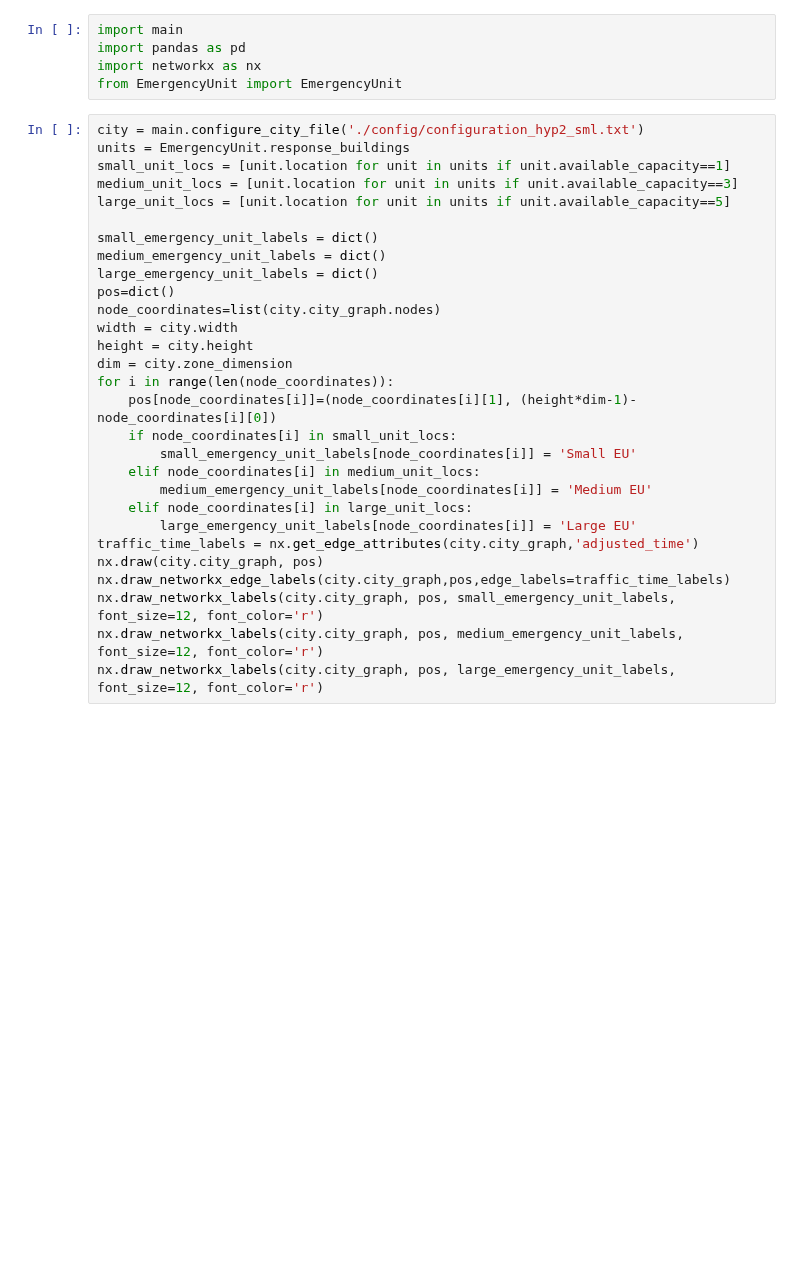
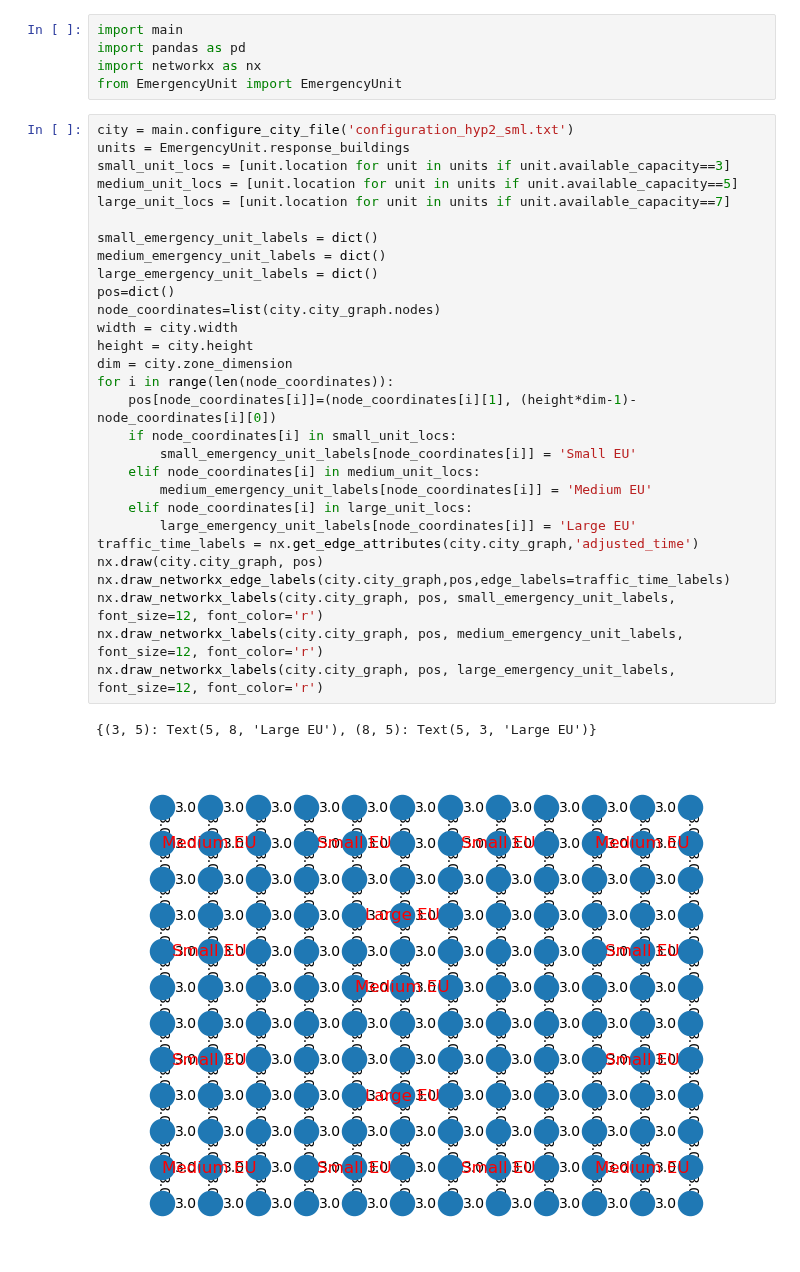
Before and after one commit to Praetor07/CityPlanner_MonteCarlo-Sim, a Jupyter notebook: Hypothesis 2.ipynb, the cells around one changed output. Drawn from its saved outputs; the diff is of its cells as text; blank space fills up the shorter version.

```diff
--- a/Hypothesis 2.ipynb
+++ b/Hypothesis 2.ipynb
@@ -4,32 +4,35 @@ import pandas as pd
 import networkx as nx
 from EmergencyUnit import EmergencyUnit
 # %%
-city = main.configure_city_file('./config/configuration_hyp2_sml.txt')
+city = main.configure_city_file('configuration_hyp2_sml.txt')
 units = EmergencyUnit.response_buildings
-small_unit_locs = [unit.location for unit in units if unit.available_capacity==1]
-medium_unit_locs = [unit.location for unit in units if unit.available_capacity==3]
-large_unit_locs = [unit.location for unit in units if unit.available_capacity==5]
+small_unit_locs = [unit.location for unit in units if unit.available_capacity==3]
+medium_unit_locs = [unit.location for unit in units if unit.available_capacity==5]
+large_unit_locs = [unit.location for unit in units if unit.available_capacity==7]
 
 small_emergency_unit_labels = dict()
 medium_emergency_unit_labels = dict()
 large_emergency_unit_labels = dict()
 pos=dict()
 node_coordinates=list(city.city_graph.nodes)
 width = city.width
 height = city.height
 dim = city.zone_dimension
 for i in range(len(node_coordinates)):
     pos[node_coordinates[i]]=(node_coordinates[i][1], (height*dim-1)-node_coordinates[i][0])
     if node_coordinates[i] in small_unit_locs:
         small_emergency_unit_labels[node_coordinates[i]] = 'Small EU'
     elif node_coordinates[i] in medium_unit_locs:
         medium_emergency_unit_labels[node_coordinates[i]] = 'Medium EU'
     elif node_coordinates[i] in large_unit_locs:
         large_emergency_unit_labels[node_coordinates[i]] = 'Large EU'
 traffic_time_labels = nx.get_edge_attributes(city.city_graph,'adjusted_time')
 nx.draw(city.city_graph, pos)
 nx.draw_networkx_edge_labels(city.city_graph,pos,edge_labels=traffic_time_labels)
 nx.draw_networkx_labels(city.city_graph, pos, small_emergency_unit_labels, font_size=12, font_color='r')
 nx.draw_networkx_labels(city.city_graph, pos, medium_emergency_unit_labels, font_size=12, font_color='r')
 nx.draw_networkx_labels(city.city_graph, pos, large_emergency_unit_labels, font_size=12, font_color='r')
+# %% [output]
+{(3, 5): Text(5, 8, 'Large EU'), (8, 5): Text(5, 3, 'Large EU')}
+[figure, added]
 # %%
```
Also changed, not shown: parts of 3 cells of this notebook, 1 other file.
